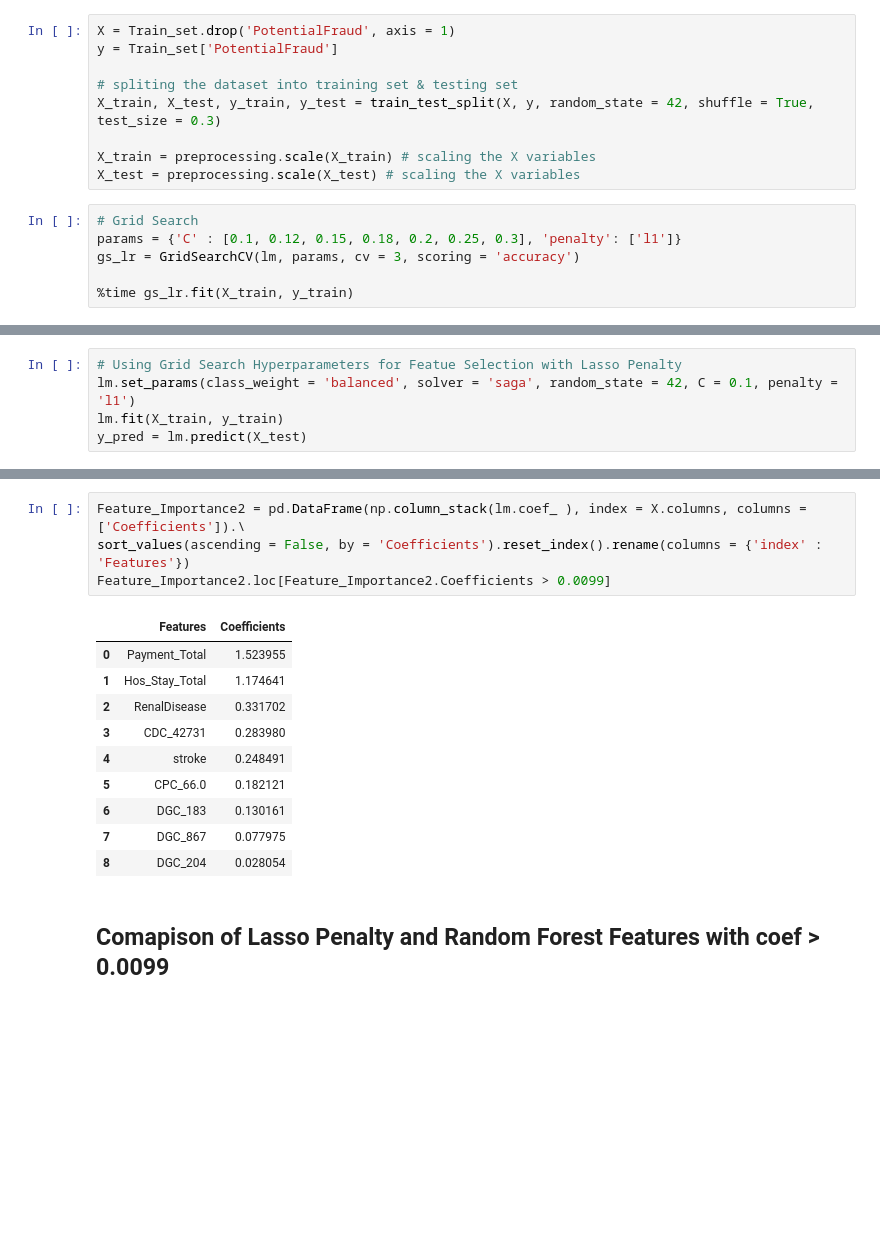
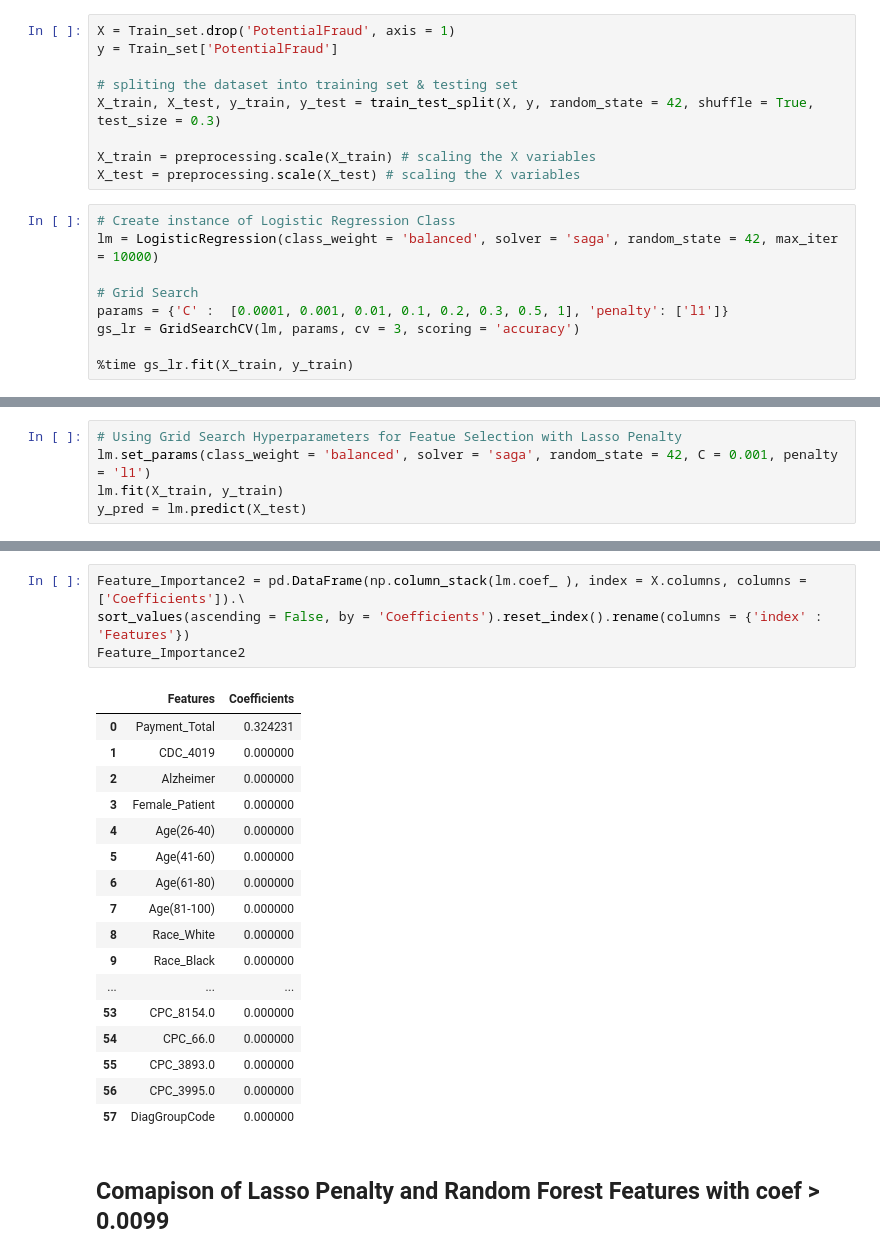
Before and after one commit to SubornaN/Health_Care_Fraud_Detection, a Jupyter notebook: Fraud_Detection_EDA_4.ipynb, the cells around one changed output, grey strips where cells are left out. Cells and saved outputs as stored; diff of their text form; blank space fills up the shorter version.

```diff
--- a/Fraud_Detection_EDA_4.ipynb
+++ b/Fraud_Detection_EDA_4.ipynb
@@ -179,8 +188,11 @@ X_train, X_test, y_train, y_test = train_test_split(X, y, random_state = 42, shu
 X_train = preprocessing.scale(X_train) # scaling the X variables
 X_test = preprocessing.scale(X_test) # scaling the X variables
 # %%
+# Create instance of Logistic Regression Class
+lm = LogisticRegression(class_weight = 'balanced', solver = 'saga', random_state = 42, max_iter = 10000)
+
 # Grid Search
-params = {'C' : [0.1, 0.12, 0.15, 0.18, 0.2, 0.25, 0.3], 'penalty': ['l1']}
+params = {'C' :  [0.0001, 0.001, 0.01, 0.1, 0.2, 0.3, 0.5, 1], 'penalty': ['l1']}
 gs_lr = GridSearchCV(lm, params, cv = 3, scoring = 'accuracy')
 
 %time gs_lr.fit(X_train, y_train)
@@ -210,6 +222,6 @@ Best Score: 0.9025613806585833
 # %%
 # Using Grid Search Hyperparameters for Featue Selection with Lasso Penalty
-lm.set_params(class_weight = 'balanced', solver = 'saga', random_state = 42, C = 0.1, penalty = 'l1')
+lm.set_params(class_weight = 'balanced', solver = 'saga', random_state = 42, C = 0.001, penalty = 'l1')
 lm.fit(X_train, y_train)
 y_pred = lm.predict(X_test)
 # %%
@@ -254,18 +266,25 @@ weighted avg       0.93      0.91      0.91      1623
 # %%
 Feature_Importance2 = pd.DataFrame(np.column_stack(lm.coef_ ), index = X.columns, columns = ['Coefficients']).\
 sort_values(ascending = False, by = 'Coefficients').reset_index().rename(columns = {'index' : 'Features'})
-Feature_Importance2.loc[Feature_Importance2.Coefficients > 0.0099]
+Feature_Importance2
 # %% [output]
 |  | Features | Coefficients |
-| 0 | Payment_Total | 1.523955 |
-| 1 | Hos_Stay_Total | 1.174641 |
-| 2 | RenalDisease | 0.331702 |
-| 3 | CDC_42731 | 0.283980 |
-| 4 | stroke | 0.248491 |
-| 5 | CPC_66.0 | 0.182121 |
-| 6 | DGC_183 | 0.130161 |
-| 7 | DGC_867 | 0.077975 |
-| 8 | DGC_204 | 0.028054 |
+| 0 | Payment_Total | 0.324231 |
+| 1 | CDC_4019 | 0.000000 |
+| 2 | Alzheimer | 0.000000 |
+| 3 | Female_Patient | 0.000000 |
+| 4 | Age(26-40) | 0.000000 |
+| 5 | Age(41-60) | 0.000000 |
+| 6 | Age(61-80) | 0.000000 |
+| 7 | Age(81-100) | 0.000000 |
+| 8 | Race_White | 0.000000 |
+| 9 | Race_Black | 0.000000 |
+| ... | ... | ... |
+| 53 | CPC_8154.0 | 0.000000 |
+| 54 | CPC_66.0 | 0.000000 |
+| 55 | CPC_3893.0 | 0.000000 |
+| 56 | CPC_3995.0 | 0.000000 |
+| 57 | DiagGroupCode | 0.000000 |
 # %% [markdown]
 ## Comapison of Lasso Penalty and Random Forest Features with coef > 0.0099
 # %%
```
Also changed, not shown: parts of 75 cells of this notebook.
